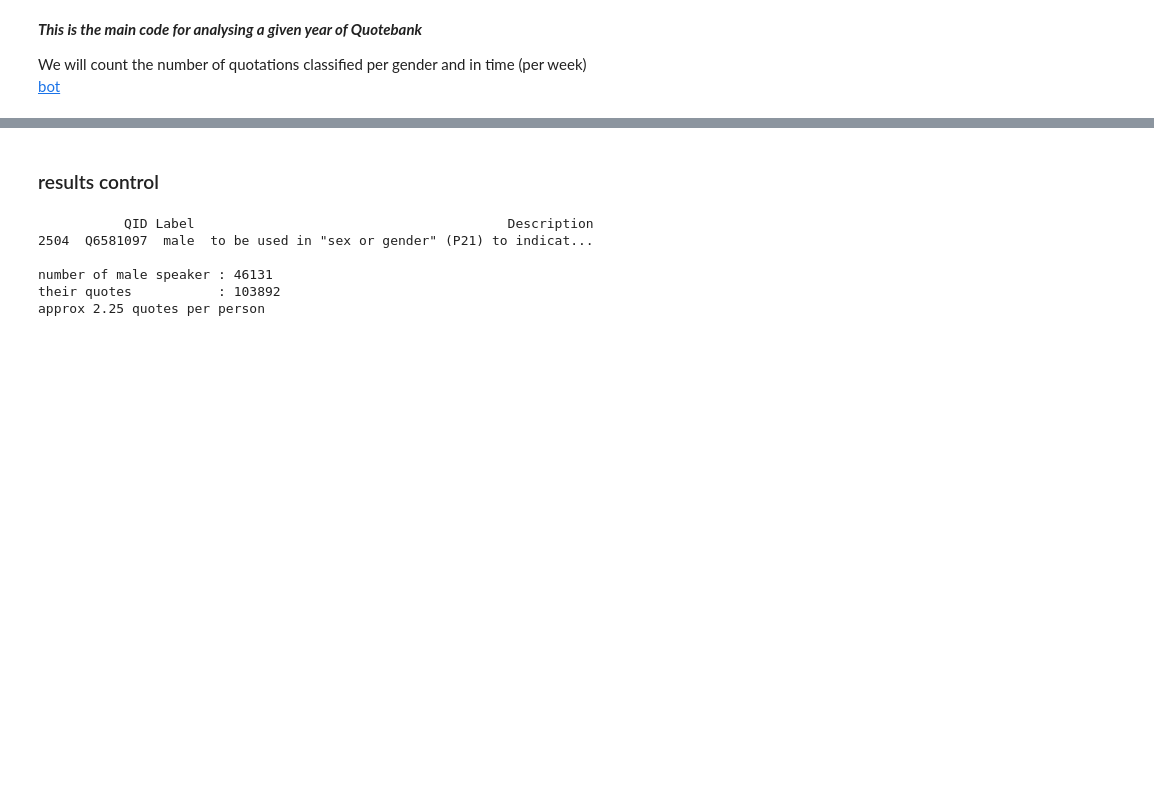
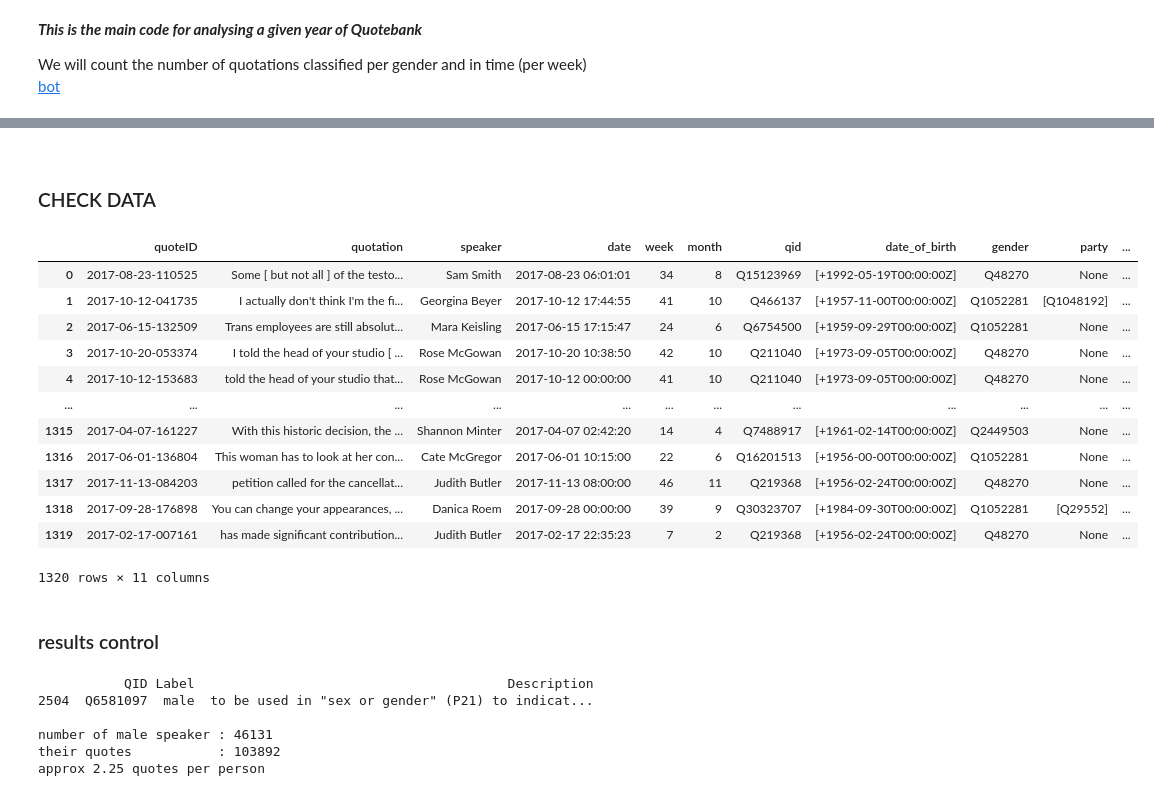
Before and after one commit to epfl-ada/ada-2021-project-adacadabras, a Jupyter notebook: data_processing.ipynb, the cells around one changed output, grey strips where cells are left out. Cells and saved outputs as stored; diff of their text form; code cells hidden in the pictures; blank space fills up the shorter version.

Commit message:
create gender dataset for metoo -> available on googleDrive

```diff
--- a/data_processing.ipynb
+++ b/data_processing.ipynb
@@ -464,3 +428,25 @@ df_count.sample(3)
+# %% [markdown]
+<a id=per_gender>
+# %% [markdown]
+
+### CHECK DATA
+# %%
+year = 2017
+pd.read_json(PATH_DATA + f'Quotebank/metoo/quotes-{year}-filtered_metoo/{year}_others.json.bz2', lines=True)
+# %% [output]
+|  | quoteID | quotation | speaker | date | week | month | qid | date_of_birth | gender | party | ... |
+| 0 | 2017-08-23-110525 | Some [ but not all ] of the testo... | Sam Smith | 2017-08-23 06:01:01 | 34 | 8 | Q15123969 | [+1992-05-19T00:00:00Z] | Q48270 | None | ... |
+| 1 | 2017-10-12-041735 | I actually don't think I'm the fi... | Georgina Beyer | 2017-10-12 17:44:55 | 41 | 10 | Q466137 | [+1957-11-00T00:00:00Z] | Q1052281 | [Q1048192] | ... |
+| 2 | 2017-06-15-132509 | Trans employees are still absolut... | Mara Keisling | 2017-06-15 17:15:47 | 24 | 6 | Q6754500 | [+1959-09-29T00:00:00Z] | Q1052281 | None | ... |
+| 3 | 2017-10-20-053374 | I told the head of your studio [ ... | Rose McGowan | 2017-10-20 10:38:50 | 42 | 10 | Q211040 | [+1973-09-05T00:00:00Z] | Q48270 | None | ... |
+| 4 | 2017-10-12-153683 | told the head of your studio that... | Rose McGowan | 2017-10-12 00:00:00 | 41 | 10 | Q211040 | [+1973-09-05T00:00:00Z] | Q48270 | None | ... |
+| ... | ... | ... | ... | ... | ... | ... | ... | ... | ... | ... | ... |
+| 1315 | 2017-04-07-161227 | With this historic decision, the ... | Shannon Minter | 2017-04-07 02:42:20 | 14 | 4 | Q7488917 | [+1961-02-14T00:00:00Z] | Q2449503 | None | ... |
+| 1316 | 2017-06-01-136804 | This woman has to look at her con... | Cate McGregor | 2017-06-01 10:15:00 | 22 | 6 | Q16201513 | [+1956-00-00T00:00:00Z] | Q1052281 | None | ... |
+| 1317 | 2017-11-13-084203 | petition called for the cancellat... | Judith Butler | 2017-11-13 08:00:00 | 46 | 11 | Q219368 | [+1956-02-24T00:00:00Z] | Q48270 | None | ... |
+| 1318 | 2017-09-28-176898 | You can change your appearances, ... | Danica Roem | 2017-09-28 00:00:00 | 39 | 9 | Q30323707 | [+1984-09-30T00:00:00Z] | Q1052281 | [Q29552] | ... |
+| 1319 | 2017-02-17-007161 | has made significant contribution... | Judith Butler | 2017-02-17 22:35:23 | 7 | 2 | Q219368 | [+1956-02-24T00:00:00Z] | Q48270 | None | ... |
+1320 rows × 11 columns
 # %% [markdown]
 ### results control
 # %%
```
Also changed, not shown: parts of 57 cells of this notebook, 1 other file.
